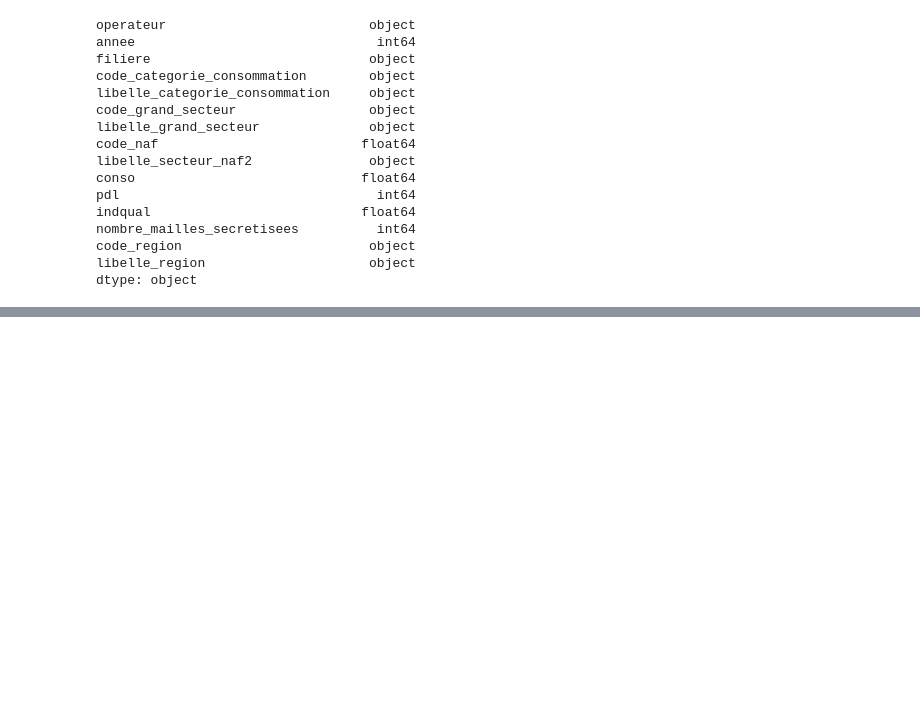
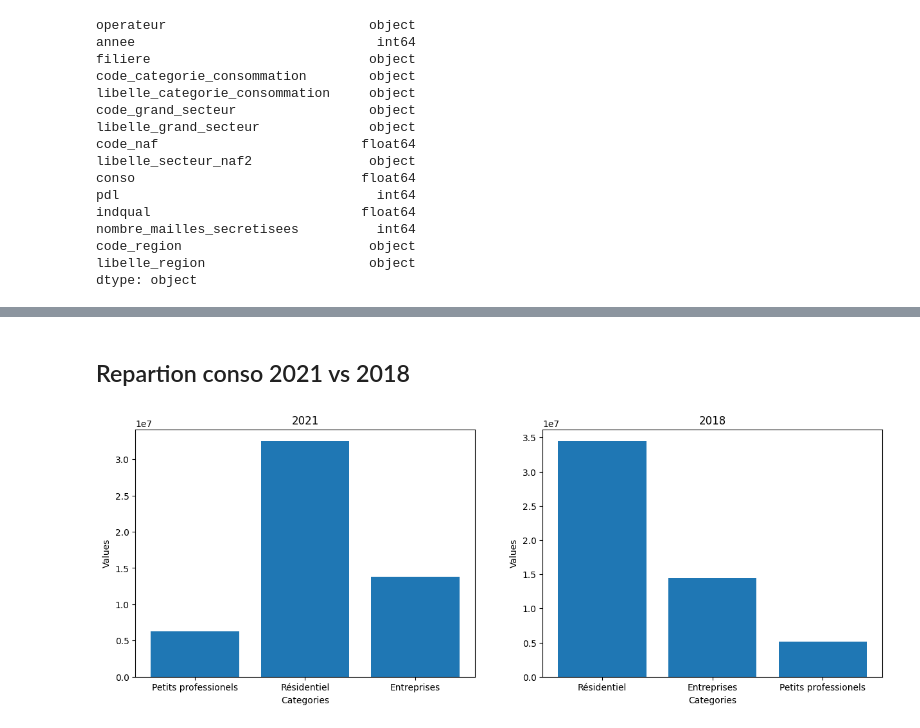
Before and after one commit to Leiiph/DatavizProjectM1, a Jupyter notebook: test.ipynb, the cells around one changed output, grey strips where cells are left out. Saved outputs shown, nothing was run; the diff lists cells and outputs as text; code cells hidden in the pictures; blank space fills up the shorter version.

```diff
--- a/test.ipynb
+++ b/test.ipynb
@@ -88,0 +86,26 @@ ValueError: 'right_df' should be GeoDataFrame, got <class 'pandas.core.frame.Dat
+# %% [markdown]
+## Repartion conso 2021 vs 2018
+# %%
+df2021 = df[df['annee'] == 2021]
+df2018 = df[df['annee'] == 2018]
+
+# Create subplots
+fig, axes = plt.subplots(1, 2, figsize=(15, 5))
+
+# Bar plot for 2021
+axes[0].bar(df2021['libelle_categorie_consommation'], df2021['conso'])
+axes[0].set_title('2021')
+
+# Bar plot for 2018
+axes[1].bar(df2018['libelle_categorie_consommation'], df2018['conso'])
+axes[1].set_title('2018')
+
+# Set common labels
+axes[0].set_xlabel('Categories')
+axes[0].set_ylabel('Values')
+axes[1].set_xlabel('Categories')
+axes[1].set_ylabel('Values')
+# Show the plots
+plt.show()
+# %% [output]
+[figure, added]
```
Also changed, not shown: parts of 16 cells of this notebook, 3 other files.
